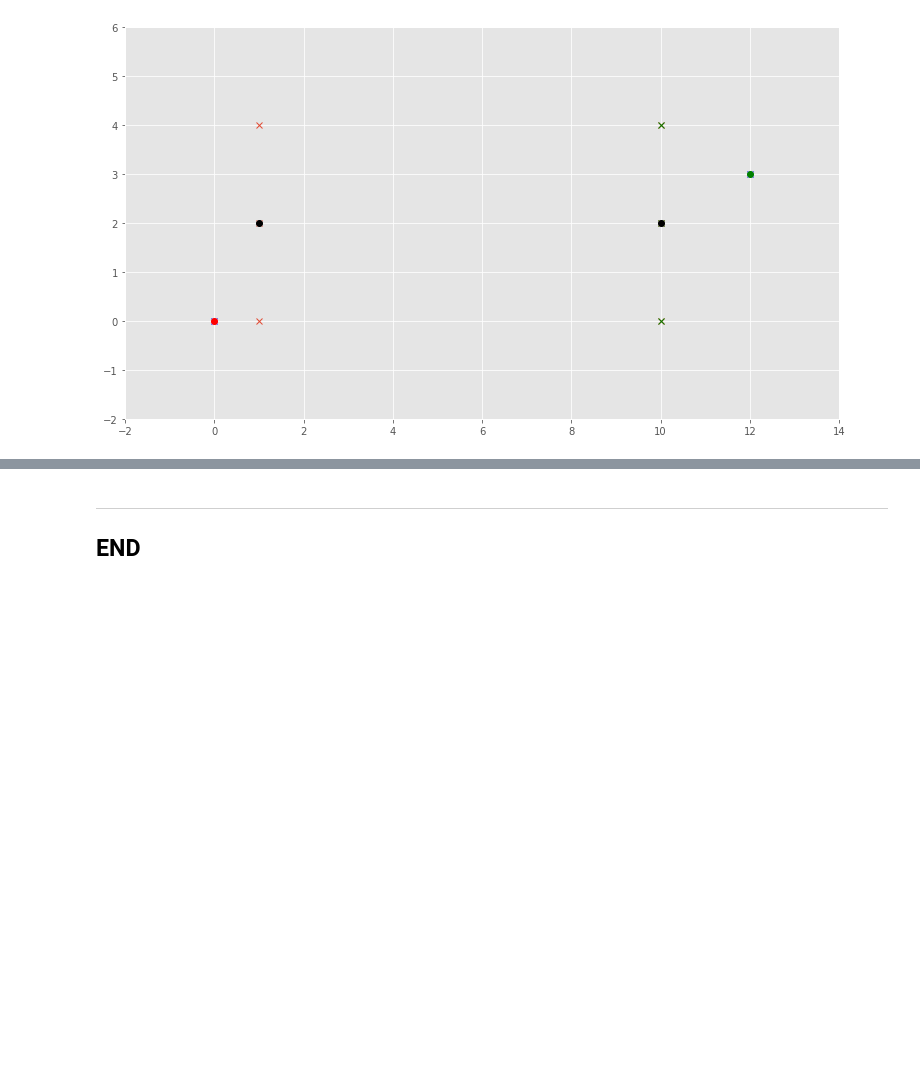
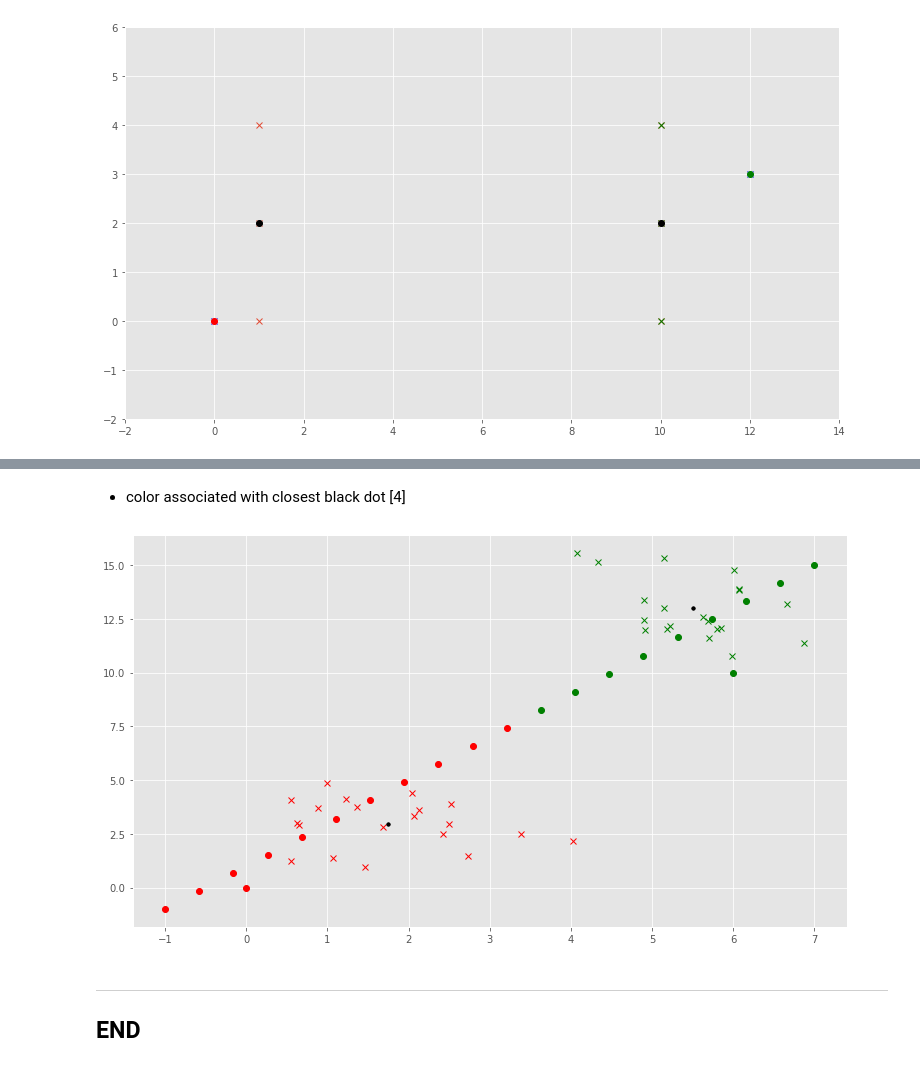
Before and after one commit to SeanOhAileasa/mls-scikit-learn-scipy-stats, a Jupyter notebook: scikit-learn.ipynb, the cells around one changed output, grey strips where cells are left out. Cells and saved outputs as stored; diff of their text form; code cells hidden in the pictures; blank space fills up the shorter version.

```diff
--- a/scikit-learn.ipynb
+++ b/scikit-learn.ipynb
@@ -821,0 +978,2 @@ exit()
+# %% [markdown]
+- color associated with closest black dot [4]
@@ -821,0 +982,4 @@ exit()
+# %%
+fig
+# %% [output]
+[figure, added]
```
Also changed, not shown: parts of 157 cells of this notebook.
